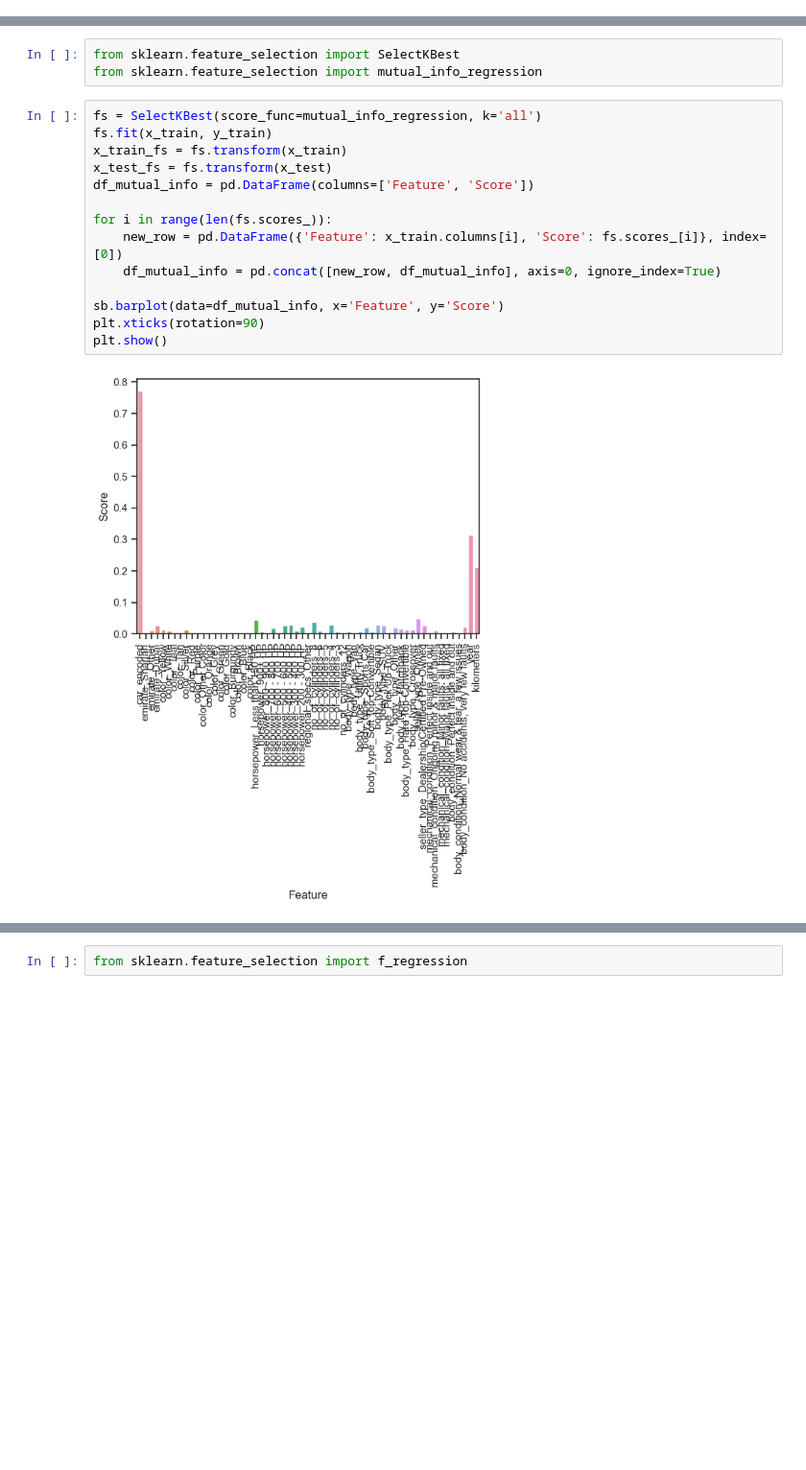
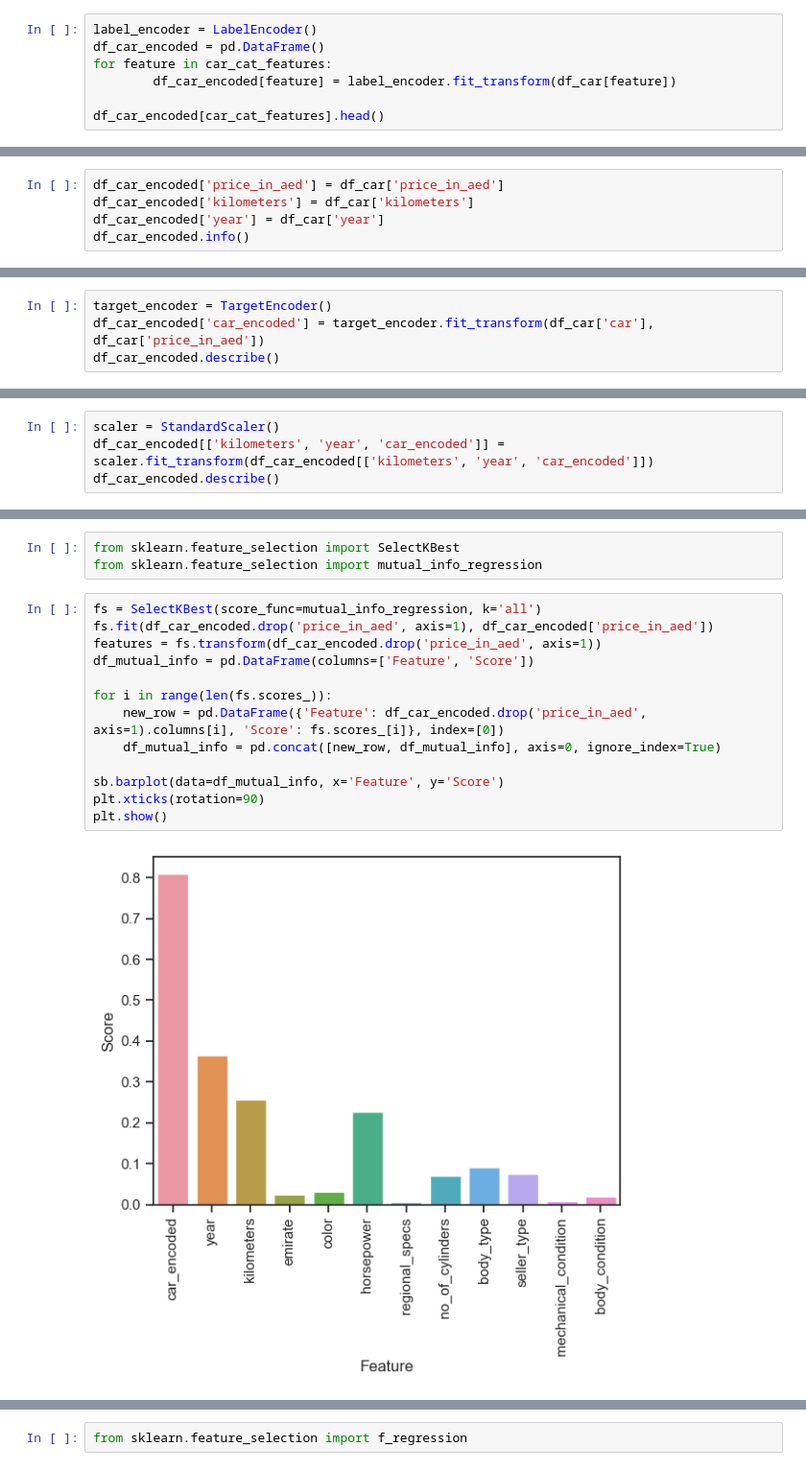
Before and after one commit to muscak/Dubizzle-Used-Car-Sale-Price-Prediction, a Jupyter notebook: Dubizzle-Used-Car-Sale-Price-Prediction.ipynb, the cells around one changed output, grey strips where cells are left out. Shown at 96% size. Saved outputs shown, nothing was run; the diff lists cells and outputs as text; blank space fills up the shorter version.

```diff
--- a/Dubizzle-Used-Car-Sale-Price-Prediction.ipynb
+++ b/Dubizzle-Used-Car-Sale-Price-Prediction.ipynb
@@ -818,0 +856,7 @@ df_car.shape
+# %%
+label_encoder = LabelEncoder()
+df_car_encoded = pd.DataFrame()
+for feature in car_cat_features:
+        df_car_encoded[feature] = label_encoder.fit_transform(df_car[feature])
+
+df_car_encoded[car_cat_features].head()
@@ -818,0 +870,5 @@ df_car.shape
+# %%
+df_car_encoded['price_in_aed'] = df_car['price_in_aed']
+df_car_encoded['kilometers'] = df_car['kilometers']
+df_car_encoded['year'] = df_car['year']
+df_car_encoded.info()
@@ -818,0 +895,4 @@ df_car.shape
+# %%
+target_encoder = TargetEncoder()
+df_car_encoded['car_encoded'] = target_encoder.fit_transform(df_car['car'], df_car['price_in_aed'])
+df_car_encoded.describe()
@@ -818,0 +909,4 @@ df_car.shape
+# %%
+scaler = StandardScaler()
+df_car_encoded[['kilometers', 'year', 'car_encoded']] = scaler.fit_transform(df_car_encoded[['kilometers', 'year', 'car_encoded']])
+df_car_encoded.describe()
@@ -821,20 +925,19 @@ from sklearn.feature_selection import SelectKBest
 from sklearn.feature_selection import mutual_info_regression
 # %%
 fs = SelectKBest(score_func=mutual_info_regression, k='all')
-fs.fit(x_train, y_train)
-x_train_fs = fs.transform(x_train)
-x_test_fs = fs.transform(x_test)
+fs.fit(df_car_encoded.drop('price_in_aed', axis=1), df_car_encoded['price_in_aed'])
+features = fs.transform(df_car_encoded.drop('price_in_aed', axis=1))
 df_mutual_info = pd.DataFrame(columns=['Feature', 'Score'])
 
 for i in range(len(fs.scores_)):
-    new_row = pd.DataFrame({'Feature': x_train.columns[i], 'Score': fs.scores_[i]}, index=[0])
+    new_row = pd.DataFrame({'Feature': df_car_encoded.drop('price_in_aed', axis=1).columns[i], 'Score': fs.scores_[i]}, index=[0])
     df_mutual_info = pd.concat([new_row, df_mutual_info], axis=0, ignore_index=True)
 
 sb.barplot(data=df_mutual_info, x='Feature', y='Score')
 plt.xticks(rotation=90)
 plt.show()
 # %% [output]
-[figure, old version]
+[figure, new version]
 # %%
 df_mutual_info.info()
 # %% [output]
```
Also changed, not shown: parts of 13 cells of this notebook.
